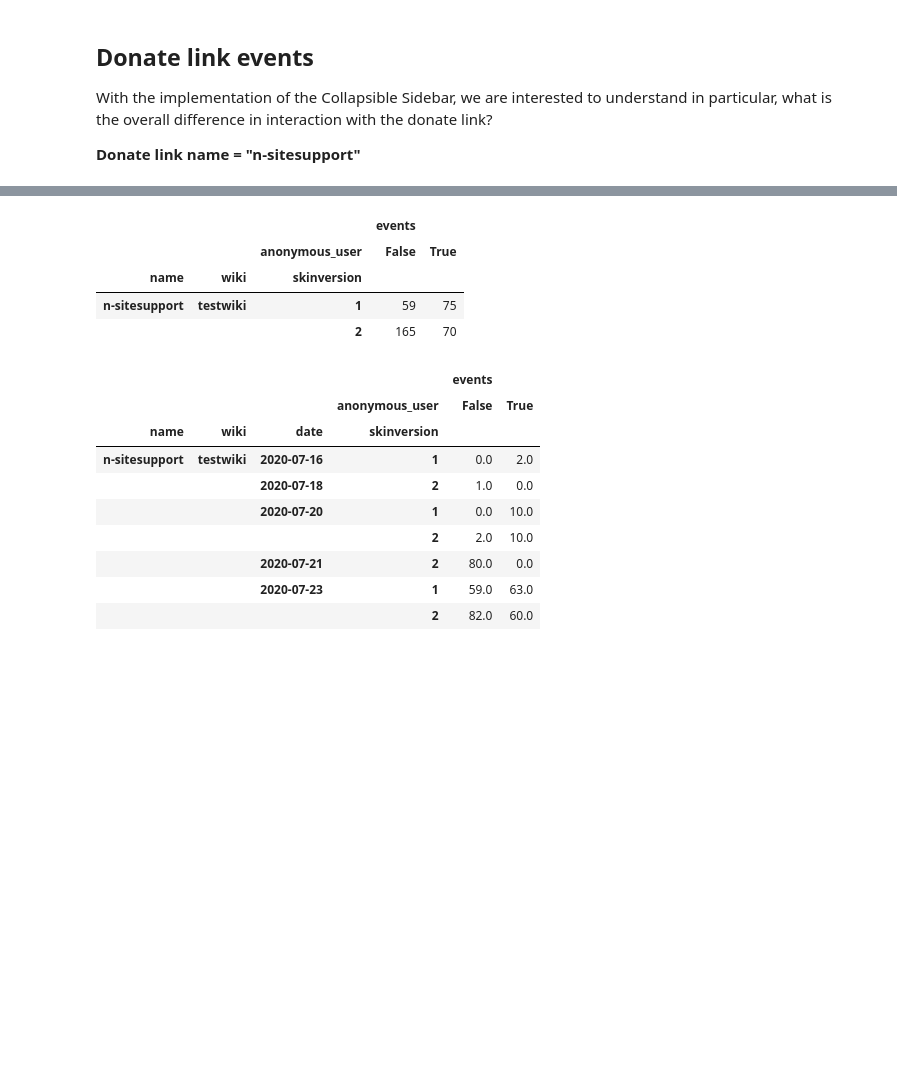
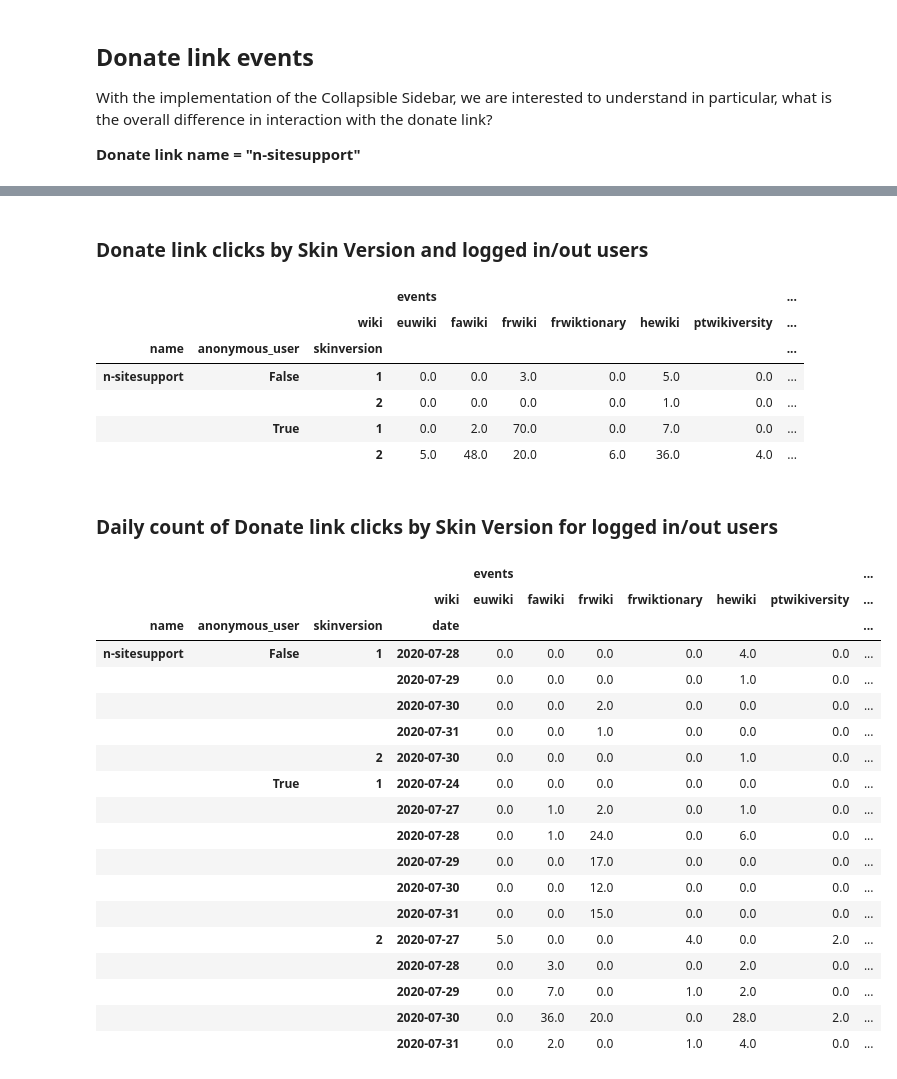
Before and after one commit to wikimedia-research/Collapsible-Sidebar-Analysis, a Jupyter notebook: Post Deployment Data QA for Collapsible Sidebar Instrumentation.ipynb, the cells around one changed output, grey strips where cells are left out. Saved outputs shown, nothing was run; the diff lists cells and outputs as text; code cells hidden in the pictures; blank space fills up the shorter version.

```diff
--- a/Post Deployment Data QA for Collapsible Sidebar Instrumentation.ipynb
+++ b/Post Deployment Data QA for Collapsible Sidebar Instrumentation.ipynb
@@ -198,0 +332,16 @@ count_actions_sidebar_pivot.plot()
+# %%
+# Collapsible sidebar events by Wiki and day
+
+count_actions_isSidebarCollapsed_wikiday = hive.run("""
+SELECT
+  date_format(dt, "yyyy-MM-dd") AS date,
+  event.isSidebarCollapsed AS isSidebarCollapsed ,
+  wiki AS wiki,
+  COUNT(*) AS events
+FROM event.desktopwebuiactionstracking
+WHERE
+  year = 2020
+  AND month=7 and day>23
+  AND wiki <> 'testwiki'
+GROUP BY date_format(dt, "yyyy-MM-dd"), event.isSidebarCollapsed, wiki
+""")
@@ -208,8 +382,9 @@ SELECT
 FROM event.desktopwebuiactionstracking
 WHERE
   year = 2020
-  AND month=7 and day>18
+  AND month=7 and day>20
   AND event.name LIKE 'ui.%'
+  AND wiki <> 'testwiki'
 GROUP BY date_format(dt, "yyyy-MM-dd"), event.name, wiki
 """)
 # %%
@@ -271,7 +455,7 @@ SELECT
 FROM event.desktopwebuiactionstracking
 WHERE
   year = 2020
-  AND month=7 and day>19
+  AND month=7 and day>24
   AND event.name LIKE 'n-site%'
 GROUP BY date_format(dt, "yyyy-MM-dd"), event.name, wiki
 """)
@@ -324,14 +517,18 @@ WHERE
   AND event.name LIKE 'n-sitesupport'
 GROUP BY event.skinversion, event.name, wiki, event.isanon
 """)
+# %% [markdown]
+### Donate link clicks by Skin Version and logged in/out users
 # %%
-count_donate_skinVersion_anon.pivot_table(index=['name','wiki','skinversion'], columns=['anonymous_user']).fillna(0)
+count_donate_skinVersion_anon.pivot_table(index=['name','anonymous_user','skinversion'], columns=['wiki']).fillna(0)
 # %% [output]
-|  |  |  | events |  |
-|  |  | anonymous_user | False | True |
-| name | wiki | skinversion |  |  |
-| n-sitesupport | testwiki | 1 | 59 | 75 |
-|  |  | 2 | 165 | 70 |
+|  |  |  | events |  |  |  |  |  | ... |
+|  |  | wiki | euwiki | fawiki | frwiki | frwiktionary | hewiki | ptwikiversity | ... |
+| name | anonymous_user | skinversion |  |  |  |  |  |  | ... |
+| n-sitesupport | False | 1 | 0.0 | 0.0 | 3.0 | 0.0 | 5.0 | 0.0 | ... |
+|  |  | 2 | 0.0 | 0.0 | 0.0 | 0.0 | 1.0 | 0.0 | ... |
+|  | True | 1 | 0.0 | 2.0 | 70.0 | 0.0 | 7.0 | 0.0 | ... |
+|  |  | 2 | 5.0 | 48.0 | 20.0 | 6.0 | 36.0 | 4.0 | ... |
 # %%
 # Donate link events by logged in/out users by day
 
@@ -346,25 +543,36 @@ SELECT
 FROM event.desktopwebuiactionstracking
 WHERE
   year = 2020
-  AND month=7 AND day>19
+  AND month=7 AND day>23
   AND event.name LIKE 'n-sitesupport'
 GROUP BY date_format(dt, "yyyy-MM-dd"),event.skinversion, event.name, wiki, event.isanon
 """)
+# %% [markdown]
+### Daily count of Donate link clicks by Skin Version for logged in/out users
 # %%
 count_donate_skinVersion_anon_day.pivot_table(index=
-                                              ['name','wiki','date','skinversion'],
-                                              columns=['anonymous_user']).fillna(0)
+                                              ['name','anonymous_user','skinversion','date'],
+                                              columns=['wiki']).fillna(0)
 # %% [output]
-|  |  |  |  | events |  |
-|  |  |  | anonymous_user | False | True |
-| name | wiki | date | skinversion |  |  |
-| n-sitesupport | testwiki | 2020-07-16 | 1 | 0.0 | 2.0 |
-|  |  | 2020-07-18 | 2 | 1.0 | 0.0 |
-|  |  | 2020-07-20 | 1 | 0.0 | 10.0 |
-|  |  |  | 2 | 2.0 | 10.0 |
-|  |  | 2020-07-21 | 2 | 80.0 | 0.0 |
-|  |  | 2020-07-23 | 1 | 59.0 | 63.0 |
-|  |  |  | 2 | 82.0 | 60.0 |
+|  |  |  |  | events |  |  |  |  |  | ... |
+|  |  |  | wiki | euwiki | fawiki | frwiki | frwiktionary | hewiki | ptwikiversity | ... |
+| name | anonymous_user | skinversion | date |  |  |  |  |  |  | ... |
+| n-sitesupport | False | 1 | 2020-07-28 | 0.0 | 0.0 | 0.0 | 0.0 | 4.0 | 0.0 | ... |
+|  |  |  | 2020-07-29 | 0.0 | 0.0 | 0.0 | 0.0 | 1.0 | 0.0 | ... |
+|  |  |  | 2020-07-30 | 0.0 | 0.0 | 2.0 | 0.0 | 0.0 | 0.0 | ... |
+|  |  |  | 2020-07-31 | 0.0 | 0.0 | 1.0 | 0.0 | 0.0 | 0.0 | ... |
+|  |  | 2 | 2020-07-30 | 0.0 | 0.0 | 0.0 | 0.0 | 1.0 | 0.0 | ... |
+|  | True | 1 | 2020-07-24 | 0.0 | 0.0 | 0.0 | 0.0 | 0.0 | 0.0 | ... |
+|  |  |  | 2020-07-27 | 0.0 | 1.0 | 2.0 | 0.0 | 1.0 | 0.0 | ... |
+|  |  |  | 2020-07-28 | 0.0 | 1.0 | 24.0 | 0.0 | 6.0 | 0.0 | ... |
+|  |  |  | 2020-07-29 | 0.0 | 0.0 | 17.0 | 0.0 | 0.0 | 0.0 | ... |
+|  |  |  | 2020-07-30 | 0.0 | 0.0 | 12.0 | 0.0 | 0.0 | 0.0 | ... |
+|  |  |  | 2020-07-31 | 0.0 | 0.0 | 15.0 | 0.0 | 0.0 | 0.0 | ... |
+|  |  | 2 | 2020-07-27 | 5.0 | 0.0 | 0.0 | 4.0 | 0.0 | 2.0 | ... |
+|  |  |  | 2020-07-28 | 0.0 | 3.0 | 0.0 | 0.0 | 2.0 | 0.0 | ... |
+|  |  |  | 2020-07-29 | 0.0 | 7.0 | 0.0 | 1.0 | 2.0 | 0.0 | ... |
+|  |  |  | 2020-07-30 | 0.0 | 36.0 | 20.0 | 0.0 | 28.0 | 2.0 | ... |
+|  |  |  | 2020-07-31 | 0.0 | 2.0 | 0.0 | 1.0 | 4.0 | 0.0 | ... |
 # %%
 # Other Sidebar links
 
```
Also changed, not shown: parts of 47 cells of this notebook.
